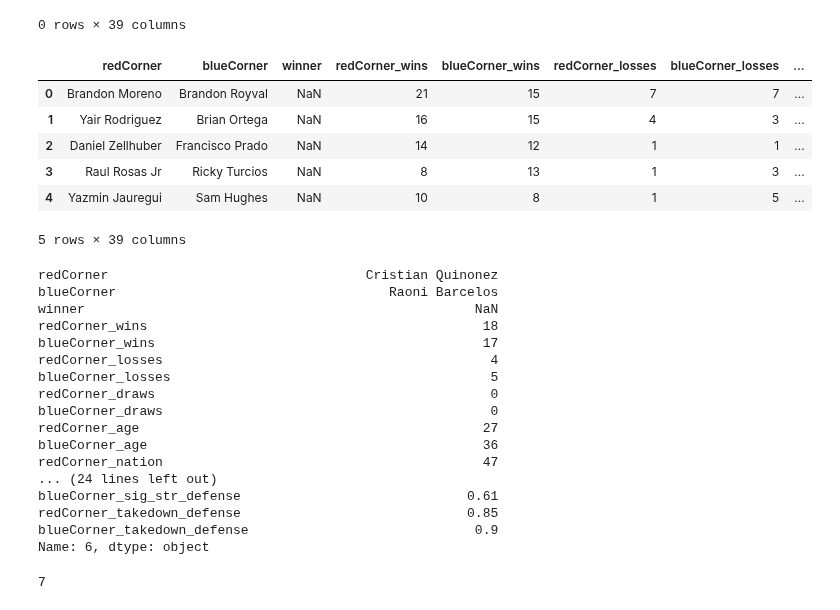
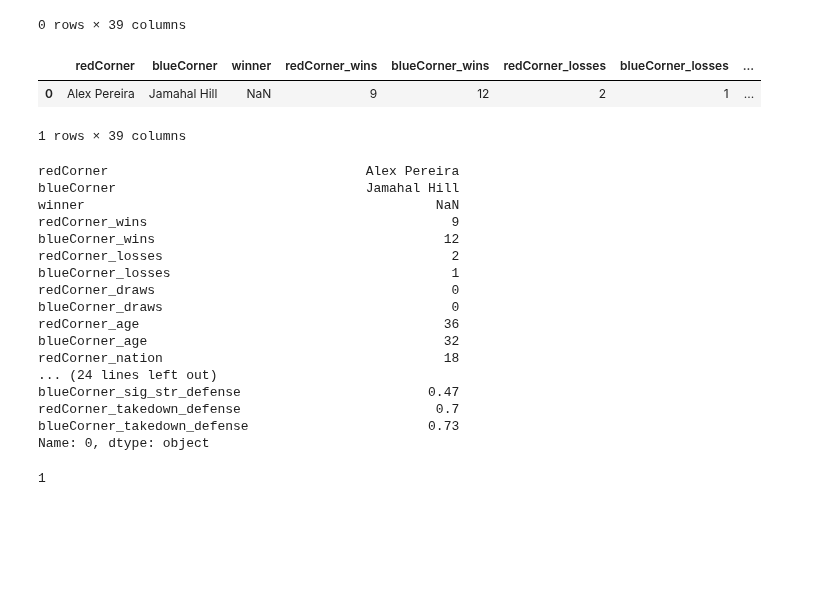
Before and after one commit to maxbraith/UFCModel, a Jupyter notebook: UFCModelGit/Model/customInputData.ipynb, the cells around one changed output. Drawn from its saved outputs; the diff is of its cells as text; code cells hidden in the pictures; blank space fills up the shorter version.

```diff
--- a/UFCModelGit/Model/customInputData.ipynb
+++ b/UFCModelGit/Model/customInputData.ipynb
@@ -72,9 +72,9 @@ redCorner_sig_str_defense = np.nan
 blueCorner_sig_str_defense = np.nan
 redCorner_takedown_defense = np.nan
 blueCorner_takedown_defense = np.nan
-if 'Cristian Quinonez' in dfCareer['name'].values:
+if 'Alex Pereira' in dfCareer['name'].values:
     try:
-        indexCareer = dfCareer.index[dfCareer['name'] == 'Cristian Quinonez'].tolist()[0]
+        indexCareer = dfCareer.index[dfCareer['name'] == 'Alex Pereira'].tolist()[0]
         redCorner = dfCareer.at[indexCareer, 'name']
         redCorner_wins = dfCareer.at[indexCareer, 'wins']
         redCorner_losses = dfCareer.at[indexCareer, 'losses']
@@ -96,9 +96,9 @@ if 'Cristian Quinonez' in dfCareer['name'].values:
         redCorner_takedown_defense = dfCareer.at[indexCareer, 'takedown_defense']
     except:
         pass
-if 'Raoni Barcelos' in dfCareer['name'].values:
+if 'Jamahal Hill' in dfCareer['name'].values:
     try:
-        indexCareer = dfCareer.index[dfCareer['name'] == 'Raoni Barcelos'].tolist()[0]
+        indexCareer = dfCareer.index[dfCareer['name'] == 'Jamahal Hill'].tolist()[0]
         blueCorner = dfCareer.at[indexCareer, 'name']
         blueCorner_wins = dfCareer.at[indexCareer, 'wins']
         blueCorner_losses = dfCareer.at[indexCareer, 'losses']
@@ -139,59 +139,55 @@ column_vals = {
     'redCorner_sig_str_percentage': redCorner_sig_str_percentage,
     'blueCorner_sig_str_percentage': blueCorner_sig_str_percentage,
     'redCorner_takedowns': redCorner_takedowns,
     'blueCorner_takedowns': blueCorner_takedowns,
     'redCorner_takedown_percentage': redCorner_takedown_percentage,
     'blueCorner_takedown_percentage': blueCorner_takedown_percentage,
     'redCorner_subs_attempted': redCorner_subs_attempted,
     'blueCorner_subs_attempted': blueCorner_subs_attempted,
     'redCorner_height': redCorner_height,
     'blueCorner_height': blueCorner_height,
     'redCorner_reach': redCorner_reach,
     'blueCorner_reach': blueCorner_reach,
     'redCorner_stance': redCorner_stance,
     'blueCorner_stance': blueCorner_stance,
     'redCorner_sig_str_landed_per_minute': redCorner_sig_str_landed_per_minute,
     'blueCorner_sig_str_landed_per_minute': blueCorner_sig_str_landed_per_minute,
     'redCorner_fightTime': redCorner_fightTime,
     'blueCorner_fightTime': blueCorner_fightTime,
     'redCorner_sig_str_absorbed_per_minute': redCorner_sig_str_absorbed_per_minute,
     'blueCorner_sig_str_absorbed_per_minute': blueCorner_sig_str_absorbed_per_minute,
     'redCorner_sig_str_defense': redCorner_sig_str_defense,
     'blueCorner_sig_str_defense': blueCorner_sig_str_defense,
     'redCorner_takedown_defense': redCorner_takedown_defense,
     'blueCorner_takedown_defense': blueCorner_takedown_defense
 }
 dfCustom.loc[len(dfCustom)] = column_vals
 
 dfCustom.head()
 # %% [output]
 |  | redCorner | blueCorner | winner | redCorner_wins | blueCorner_wins | redCorner_losses | blueCorner_losses | ... |
-| 0 | Brandon Moreno | Brandon Royval | NaN | 21 | 15 | 7 | 7 | ... |
-| 1 | Yair Rodriguez | Brian Ortega | NaN | 16 | 15 | 4 | 3 | ... |
-| 2 | Daniel Zellhuber | Francisco Prado | NaN | 14 | 12 | 1 | 1 | ... |
-| 3 | Raul Rosas Jr | Ricky Turcios | NaN | 8 | 13 | 1 | 3 | ... |
-| 4 | Yazmin Jauregui | Sam Hughes | NaN | 10 | 8 | 1 | 5 | ... |
+| 0 | Alex Pereira | Jamahal Hill | NaN | 9 | 12 | 2 | 1 | ... |
-5 rows × 39 columns
+1 rows × 39 columns
 # %%
-print(dfCustom.iloc[6])
+print(dfCustom.iloc[0])
 # %% [output]
-redCorner                                 Cristian Quinonez
-blueCorner                                   Raoni Barcelos
-winner                                                  NaN
-redCorner_wins                                           18
-blueCorner_wins                                          17
-redCorner_losses                                          4
-blueCorner_losses                                         5
-redCorner_draws                                           0
-blueCorner_draws                                          0
-redCorner_age                                            27
-blueCorner_age                                           36
-redCorner_nation                                         47
+redCorner                                 Alex Pereira
+blueCorner                                Jamahal Hill
+winner                                             NaN
+redCorner_wins                                       9
+blueCorner_wins                                     12
+redCorner_losses                                     2
+blueCorner_losses                                    1
+redCorner_draws                                      0
+blueCorner_draws                                     0
+redCorner_age                                       36
+blueCorner_age                                      32
+redCorner_nation                                    18
 ... (24 lines left out)
-blueCorner_sig_str_defense                             0.61
-redCorner_takedown_defense                             0.85
-blueCorner_takedown_defense                             0.9
-Name: 6, dtype: object
+blueCorner_sig_str_defense                        0.47
+redCorner_takedown_defense                         0.7
+blueCorner_takedown_defense                       0.73
+Name: 0, dtype: object
 # %%
 for index, row in dfCustom.iterrows():
     if row['redCorner'] is np.nan:
@@ -202,6 +198,6 @@ for index, row in dfCustom.iterrows():
 
 print(len(dfCustom))
 # %% [output]
-7
+1
 # %%
 dfCustom.to_csv('customInput.csv', index=False)
```
Also changed, not shown: 16 other files.
